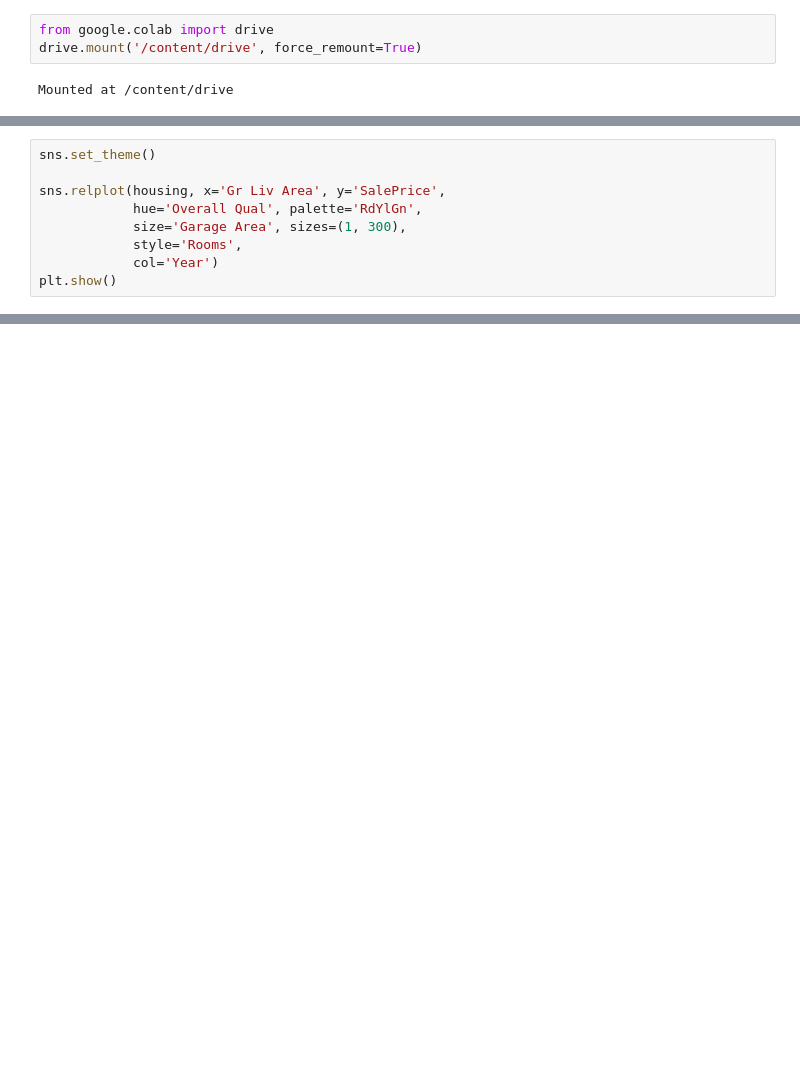
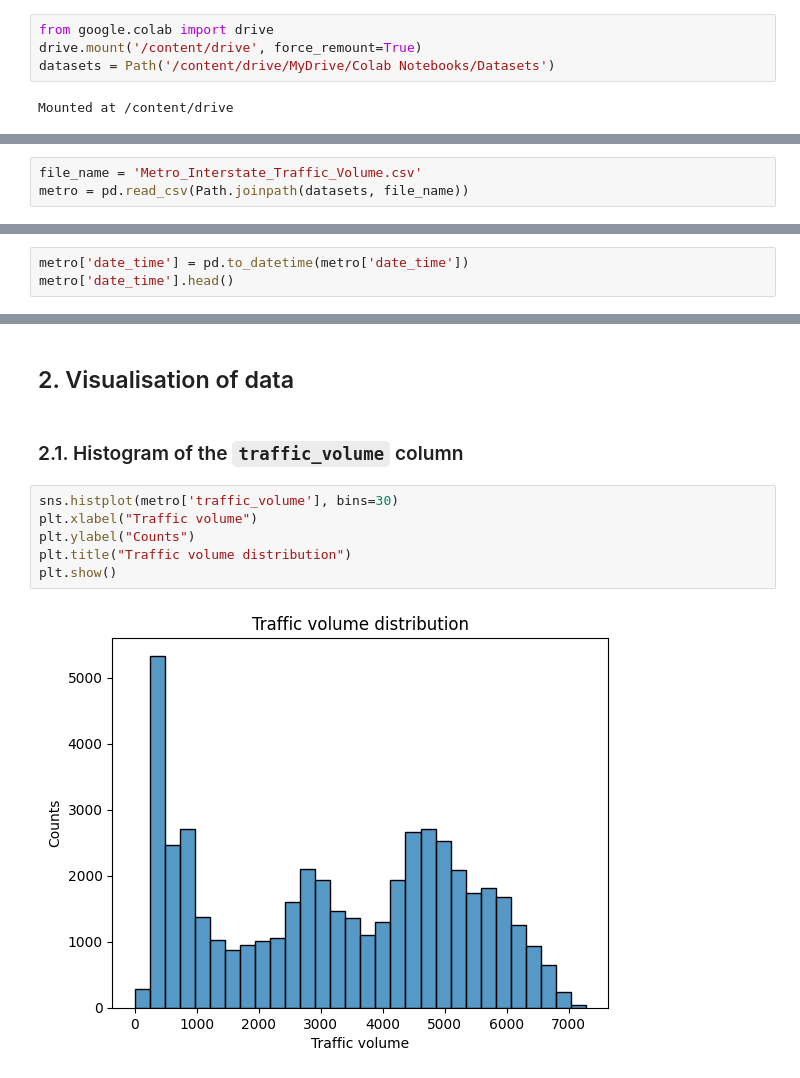
Before and after one commit to Krzesimir13/DataQuest, a Jupyter notebook: traffic_I_94.ipynb, the cells around one changed output, grey strips where cells are left out. Saved outputs shown, nothing was run; the diff lists cells and outputs as text; blank space fills up the shorter version.

Commit message:
Utworzono za pomocą Colab

```diff
--- a/traffic_I_94.ipynb
+++ b/traffic_I_94.ipynb
@@ -9,5 +18,6 @@ import seaborn as sns
 # %%
 from google.colab import drive
 drive.mount('/content/drive', force_remount=True)
+datasets = Path('/content/drive/MyDrive/Colab Notebooks/Datasets')
 # %% [output]
 Mounted at /content/drive
@@ -35,9 +23,0 @@ memory usage: 1.9+ MB
-# %%
-sns.set_theme()
-
-sns.relplot(housing, x='Gr Liv Area', y='SalePrice',
-            hue='Overall Qual', palette='RdYlGn',
-            size='Garage Area', sizes=(1, 300),
-            style='Rooms',
-            col='Year')
-plt.show()
@@ -45,0 +24,3 @@ plt.show()
+# %%
+file_name = 'Metro_Interstate_Traffic_Volume.csv'
+metro = pd.read_csv(Path.joinpath(datasets, file_name))
@@ -45,0 +97,3 @@ plt.show()
+# %%
+metro['date_time'] = pd.to_datetime(metro['date_time'])
+metro['date_time'].head()
@@ -45,0 +108,12 @@ plt.show()
+# %% [markdown]
+## 2. Visualisation of data
+# %% [markdown]
+### 2.1. Histogram of the `traffic_volume` column
+# %%
+sns.histplot(metro['traffic_volume'], bins=30)
+plt.xlabel("Traffic volume")
+plt.ylabel("Counts")
+plt.title("Traffic volume distribution")
+plt.show()
+# %% [output]
+[figure, added]
```
Also changed, not shown: parts of 28 cells of this notebook.
